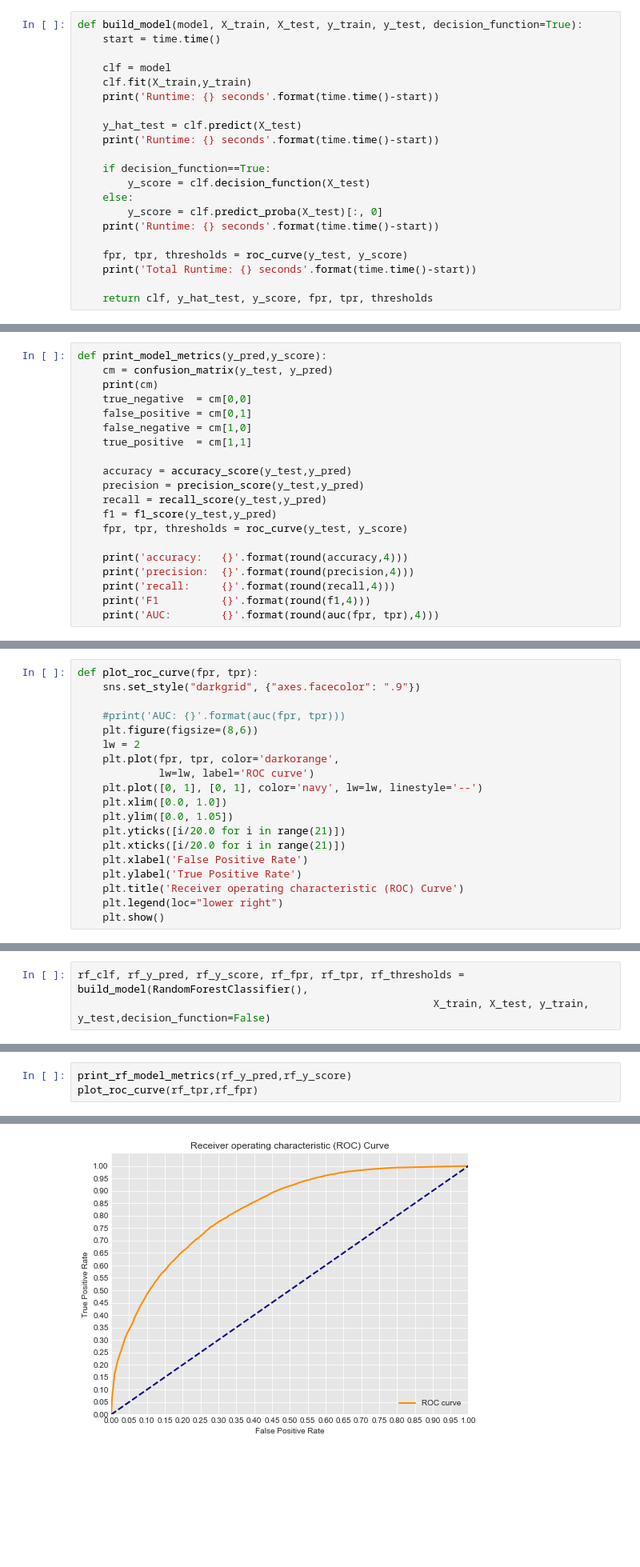
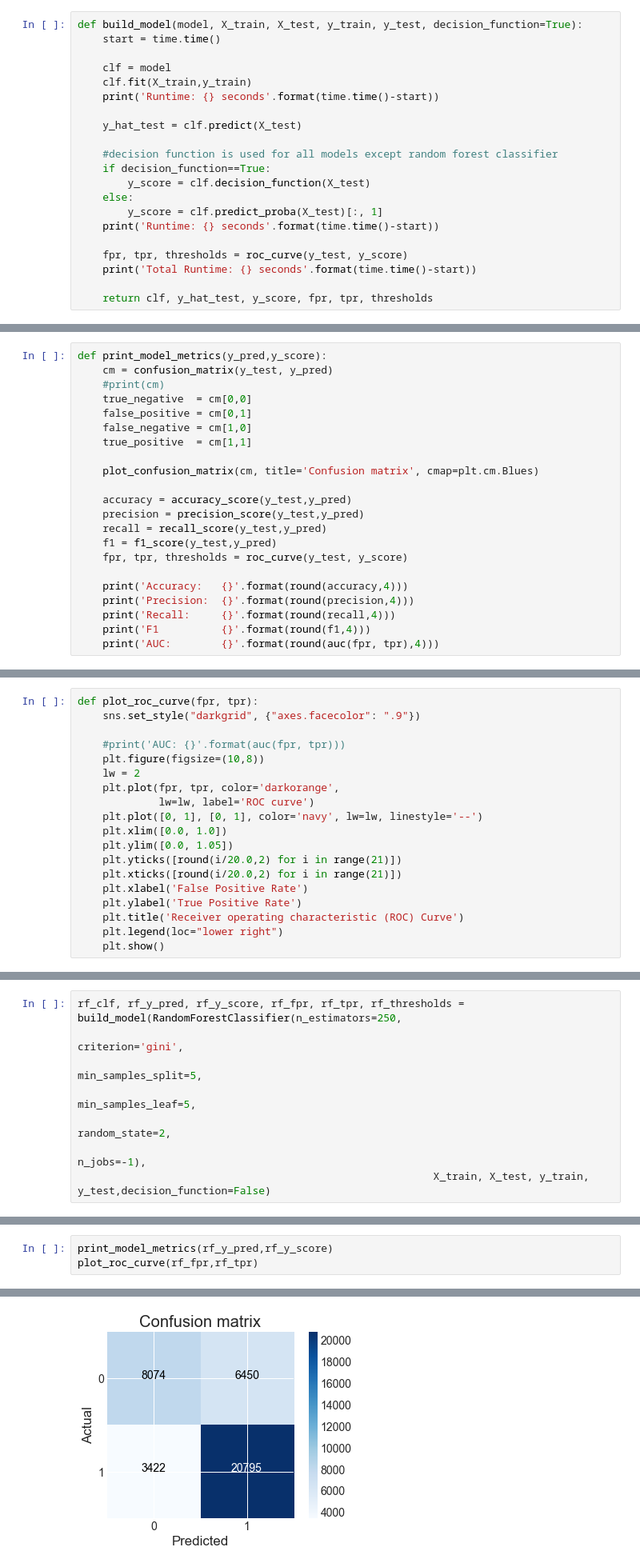
Before and after one commit to slieb74/nyc-subways-impact-rental-prices, a Jupyter notebook: ml-models.ipynb, the cells around one changed output, grey strips where cells are left out. Shown at 80% size. Cells and saved outputs as stored; diff of their text form; blank space fills up the shorter version.

```diff
--- a/ml-models.ipynb
+++ b/ml-models.ipynb
@@ -46,12 +53,12 @@ def build_model(model, X_train, X_test, y_train, y_test, decision_function=True)
     print('Runtime: {} seconds'.format(time.time()-start))
 
     y_hat_test = clf.predict(X_test)
-    print('Runtime: {} seconds'.format(time.time()-start))
 
+    #decision function is used for all models except random forest classifier
     if decision_function==True:
         y_score = clf.decision_function(X_test)
     else:
-        y_score = clf.predict_proba(X_test)[:, 0]
+        y_score = clf.predict_proba(X_test)[:, 1]
     print('Runtime: {} seconds'.format(time.time()-start))
 
     fpr, tpr, thresholds = roc_curve(y_test, y_score)
@@ -61,11 +114,13 @@ def build_model(model, X_train, X_test, y_train, y_test, decision_function=True)
 # %%
 def print_model_metrics(y_pred,y_score):
     cm = confusion_matrix(y_test, y_pred)
-    print(cm)
+    #print(cm)
     true_negative  = cm[0,0]
     false_positive = cm[0,1]
     false_negative = cm[1,0]
     true_positive  = cm[1,1]
+
+    plot_confusion_matrix(cm, title='Confusion matrix', cmap=plt.cm.Blues)
 
     accuracy = accuracy_score(y_test,y_pred)
     precision = precision_score(y_test,y_pred)
@@ -73,8 +128,8 @@ def print_model_metrics(y_pred,y_score):
     f1 = f1_score(y_test,y_pred)
     fpr, tpr, thresholds = roc_curve(y_test, y_score)
 
-    print('accuracy:   {}'.format(round(accuracy,4)))
-    print('precision:  {}'.format(round(precision,4)))
-    print('recall:     {}'.format(round(recall,4)))
+    print('Accuracy:   {}'.format(round(accuracy,4)))
+    print('Precision:  {}'.format(round(precision,4)))
+    print('Recall:     {}'.format(round(recall,4)))
     print('F1          {}'.format(round(f1,4)))
     print('AUC:        {}'.format(round(auc(fpr, tpr),4)))
@@ -103,15 +140,15 @@ def plot_roc_curve(fpr, tpr):
     sns.set_style("darkgrid", {"axes.facecolor": ".9"})
 
     #print('AUC: {}'.format(auc(fpr, tpr)))
-    plt.figure(figsize=(8,6))
+    plt.figure(figsize=(10,8))
     lw = 2
     plt.plot(fpr, tpr, color='darkorange',
              lw=lw, label='ROC curve')
     plt.plot([0, 1], [0, 1], color='navy', lw=lw, linestyle='--')
     plt.xlim([0.0, 1.0])
     plt.ylim([0.0, 1.05])
-    plt.yticks([i/20.0 for i in range(21)])
-    plt.xticks([i/20.0 for i in range(21)])
+    plt.yticks([round(i/20.0,2) for i in range(21)])
+    plt.xticks([round(i/20.0,2) for i in range(21)])
     plt.xlabel('False Positive Rate')
     plt.ylabel('True Positive Rate')
     plt.title('Receiver operating characteristic (ROC) Curve')
@@ -205,4 +226,9 @@ Runtime: 0.00035691261291503906 seconds
 # %%
-rf_clf, rf_y_pred, rf_y_score, rf_fpr, rf_tpr, rf_thresholds = build_model(RandomForestClassifier(),
+rf_clf, rf_y_pred, rf_y_score, rf_fpr, rf_tpr, rf_thresholds = build_model(RandomForestClassifier(n_estimators=250,
+                                                                                              criterion='gini',
+                                                                                              min_samples_split=5,
+                                                                                              min_samples_leaf=5,
+                                                                                              random_state=2,
+                                                                                              n_jobs=-1),
                                                          X_train, X_test, y_train, y_test,decision_function=False)
 # %% [output]
@@ -213,4 +238,4 @@ Total Runtime: 9.400904893875122 seconds
 # %%
-print_rf_model_metrics(rf_y_pred,rf_y_score)
-plot_roc_curve(rf_tpr,rf_fpr)
+print_model_metrics(rf_y_pred,rf_y_score)
+plot_roc_curve(rf_fpr,rf_tpr)
 # %% [output]
@@ -224 +247 @@ AUC:        0.8224
-[figure, old version]
+[figure, new version]
```
Also changed, not shown: parts of 27 cells of this notebook.
